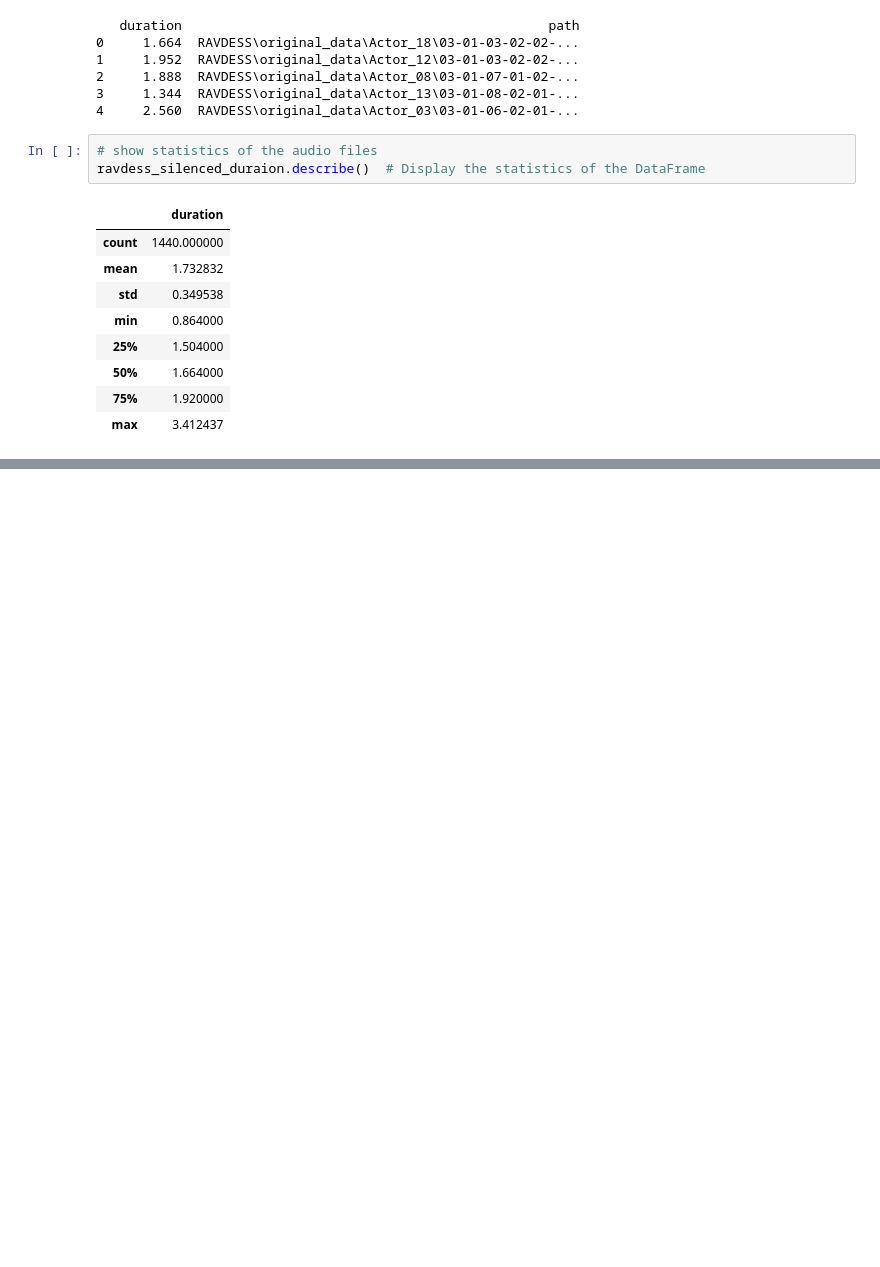
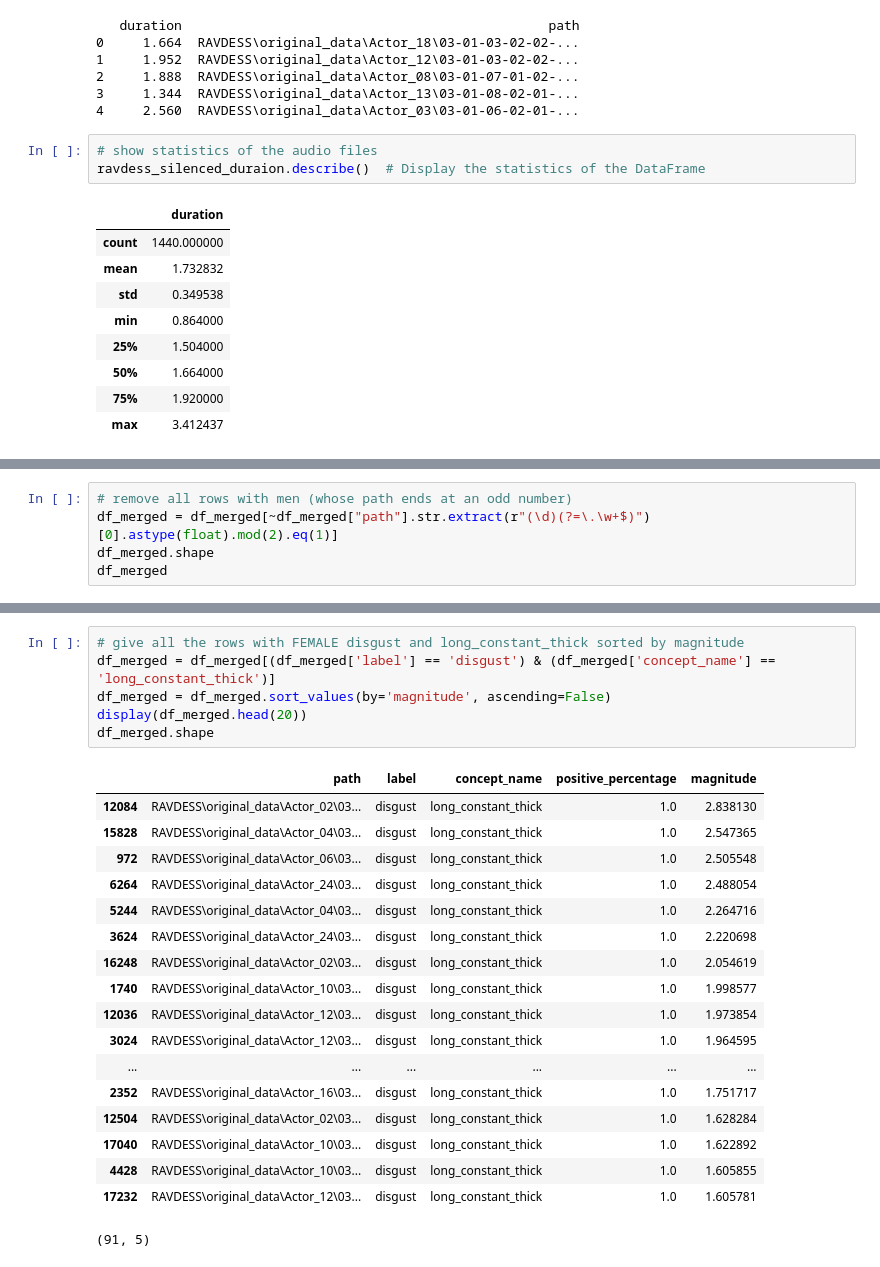
Before and after one commit to Ely6899/Audio_processing_project, a Jupyter notebook: Models/SentimentAnalysis/data_examination.ipynb, the cells around one changed output, grey strips where cells are left out. Saved outputs shown, nothing was run; the diff lists cells and outputs as text; blank space fills up the shorter version.

```diff
--- a/Models/SentimentAnalysis/data_examination.ipynb
+++ b/Models/SentimentAnalysis/data_examination.ipynb
@@ -379,0 +271,5 @@ print(df_2_show.shape)
+# %%
+# remove all rows with men (whose path ends at an odd number)
+df_merged = df_merged[~df_merged["path"].str.extract(r"(\d)(?=\.\w+$)")[0].astype(float).mod(2).eq(1)]
+df_merged.shape
+df_merged
@@ -379,0 +319,25 @@ print(df_2_show.shape)
+# %%
+# give all the rows with FEMALE disgust and long_constant_thick sorted by magnitude
+df_merged = df_merged[(df_merged['label'] == 'disgust') & (df_merged['concept_name'] == 'long_constant_thick')]
+df_merged = df_merged.sort_values(by='magnitude', ascending=False)
+display(df_merged.head(20))
+df_merged.shape
+# %% [output]
+|  | path | label | concept_name | positive_percentage | magnitude |
+| 12084 | RAVDESS\original_data\Actor_02\03... | disgust | long_constant_thick | 1.0 | 2.838130 |
+| 15828 | RAVDESS\original_data\Actor_04\03... | disgust | long_constant_thick | 1.0 | 2.547365 |
+| 972 | RAVDESS\original_data\Actor_06\03... | disgust | long_constant_thick | 1.0 | 2.505548 |
+| 6264 | RAVDESS\original_data\Actor_24\03... | disgust | long_constant_thick | 1.0 | 2.488054 |
+| 5244 | RAVDESS\original_data\Actor_04\03... | disgust | long_constant_thick | 1.0 | 2.264716 |
+| 3624 | RAVDESS\original_data\Actor_24\03... | disgust | long_constant_thick | 1.0 | 2.220698 |
+| 16248 | RAVDESS\original_data\Actor_02\03... | disgust | long_constant_thick | 1.0 | 2.054619 |
+| 1740 | RAVDESS\original_data\Actor_10\03... | disgust | long_constant_thick | 1.0 | 1.998577 |
+| 12036 | RAVDESS\original_data\Actor_12\03... | disgust | long_constant_thick | 1.0 | 1.973854 |
+| 3024 | RAVDESS\original_data\Actor_12\03... | disgust | long_constant_thick | 1.0 | 1.964595 |
+| ... | ... | ... | ... | ... | ... |
+| 2352 | RAVDESS\original_data\Actor_16\03... | disgust | long_constant_thick | 1.0 | 1.751717 |
+| 12504 | RAVDESS\original_data\Actor_02\03... | disgust | long_constant_thick | 1.0 | 1.628284 |
+| 17040 | RAVDESS\original_data\Actor_10\03... | disgust | long_constant_thick | 1.0 | 1.622892 |
+| 4428 | RAVDESS\original_data\Actor_10\03... | disgust | long_constant_thick | 1.0 | 1.605855 |
+| 17232 | RAVDESS\original_data\Actor_12\03... | disgust | long_constant_thick | 1.0 | 1.605781 |
+(91, 5)
```
Also changed, not shown: parts of 18 cells of this notebook.
